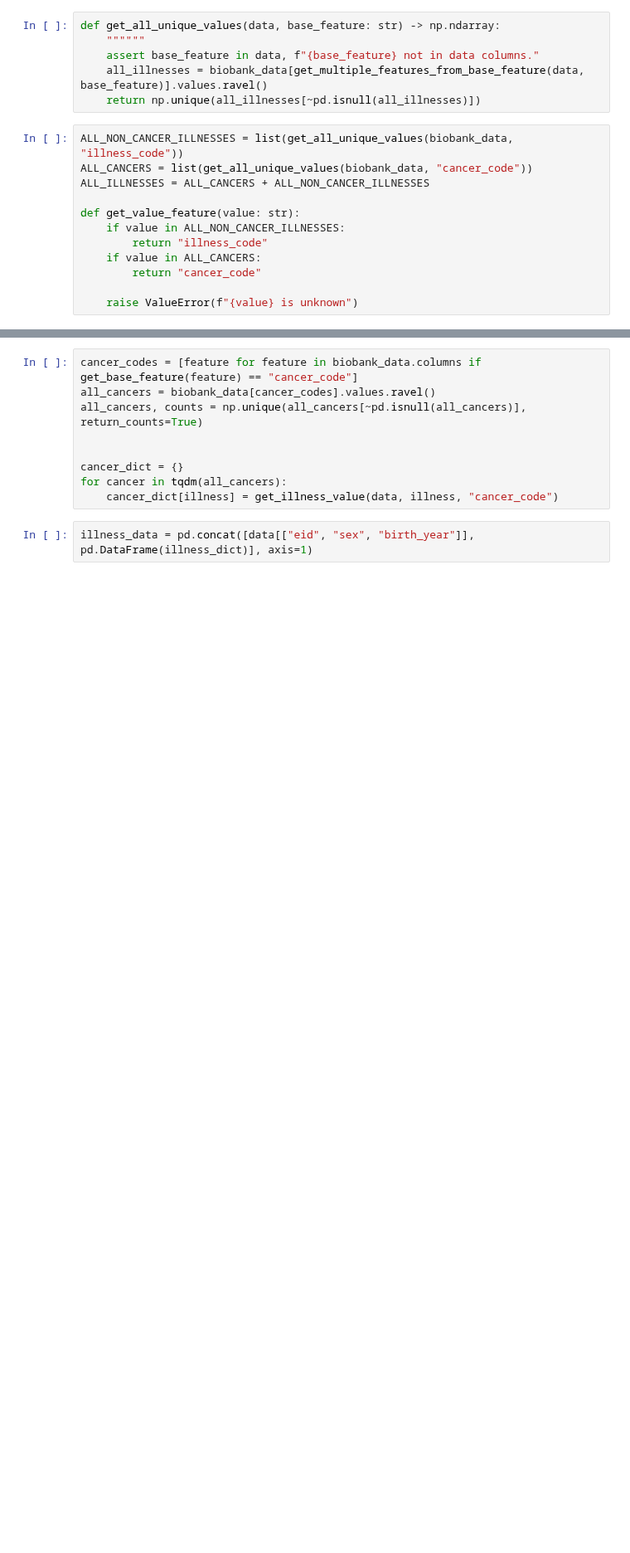
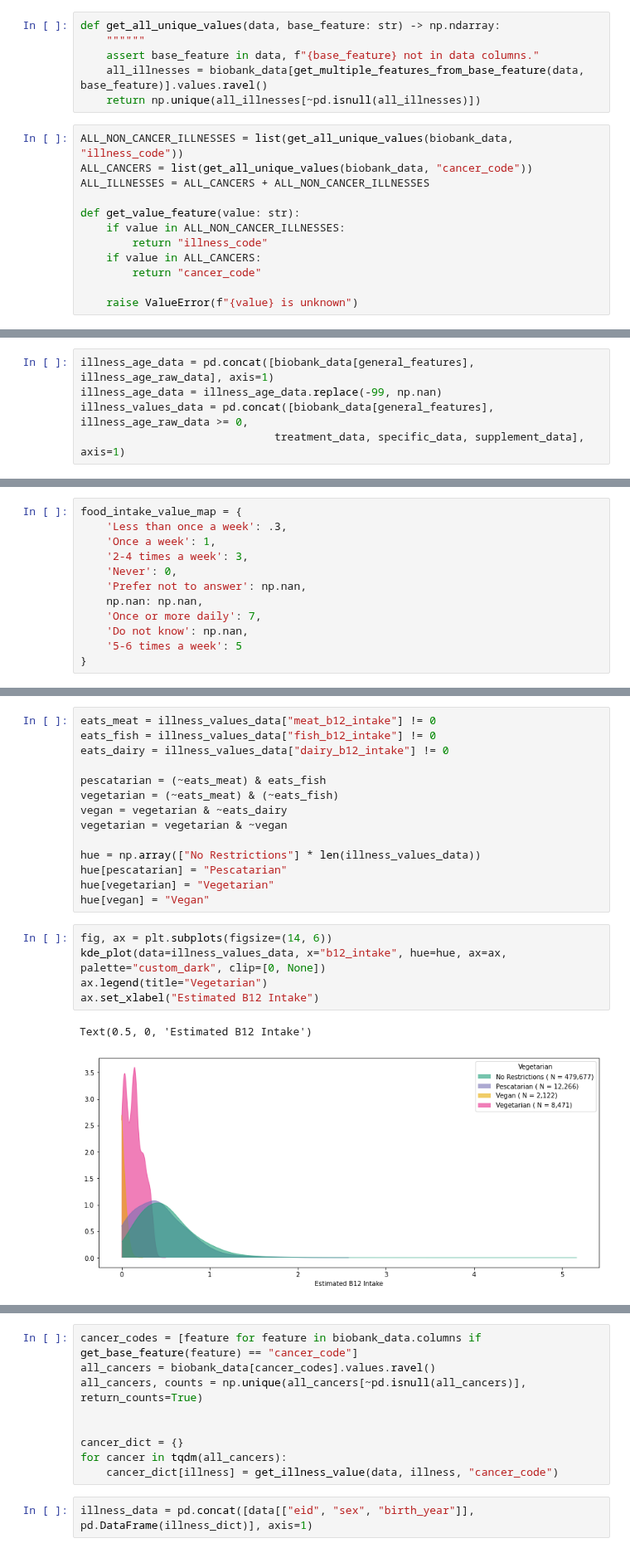
Before and after one commit to cole-khamnei/HLA_genotyping_associations, a Jupyter notebook: notebooks/comorbid_graph.ipynb, the cells around one changed output, grey strips where cells are left out. Shown at 83% size. Cells and saved outputs as stored; diff of their text form; blank space fills up the shorter version.

```diff
--- a/notebooks/comorbid_graph.ipynb
+++ b/notebooks/comorbid_graph.ipynb
@@ -237,0 +181,5 @@ array(['Less than once a week', 'Once a week', 'Never',
+# %%
+illness_age_data = pd.concat([biobank_data[general_features], illness_age_raw_data], axis=1)
+illness_age_data = illness_age_data.replace(-99, np.nan)
+illness_values_data = pd.concat([biobank_data[general_features], illness_age_raw_data >= 0,
+                              treatment_data, specific_data, supplement_data], axis=1)
@@ -237,0 +265,12 @@ array(['Less than once a week', 'Once a week', 'Never',
+# %%
+food_intake_value_map = {
+    'Less than once a week': .3,
+    'Once a week': 1,
+    '2-4 times a week': 3,
+    'Never': 0,
+    'Prefer not to answer': np.nan,
+    np.nan: np.nan,
+    'Once or more daily': 7,
+    'Do not know': np.nan,
+    '5-6 times a week': 5
+}
@@ -237,0 +337,22 @@ array(['Less than once a week', 'Once a week', 'Never',
+# %%
+eats_meat = illness_values_data["meat_b12_intake"] != 0
+eats_fish = illness_values_data["fish_b12_intake"] != 0
+eats_dairy = illness_values_data["dairy_b12_intake"] != 0
+
+pescatarian = (~eats_meat) & eats_fish
+vegetarian = (~eats_meat) & (~eats_fish)
+vegan = vegetarian & ~eats_dairy
+vegetarian = vegetarian & ~vegan
+
+hue = np.array(["No Restrictions"] * len(illness_values_data))
+hue[pescatarian] = "Pescatarian"
+hue[vegetarian] = "Vegetarian"
+hue[vegan] = "Vegan"
+# %%
+fig, ax = plt.subplots(figsize=(14, 6))
+kde_plot(data=illness_values_data, x="b12_intake", hue=hue, ax=ax, palette="custom_dark", clip=[0, None])
+ax.legend(title="Vegetarian")
+ax.set_xlabel("Estimated B12 Intake")
+# %% [output]
+Text(0.5, 0, 'Estimated B12 Intake')
+[figure, added]
```
Also changed, not shown: parts of 30 cells of this notebook.
